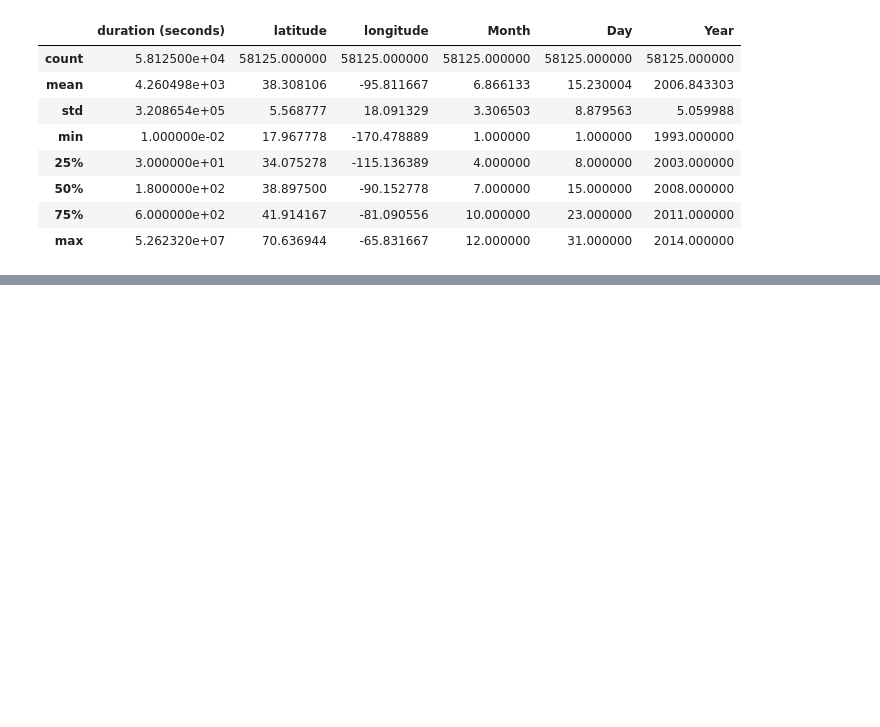
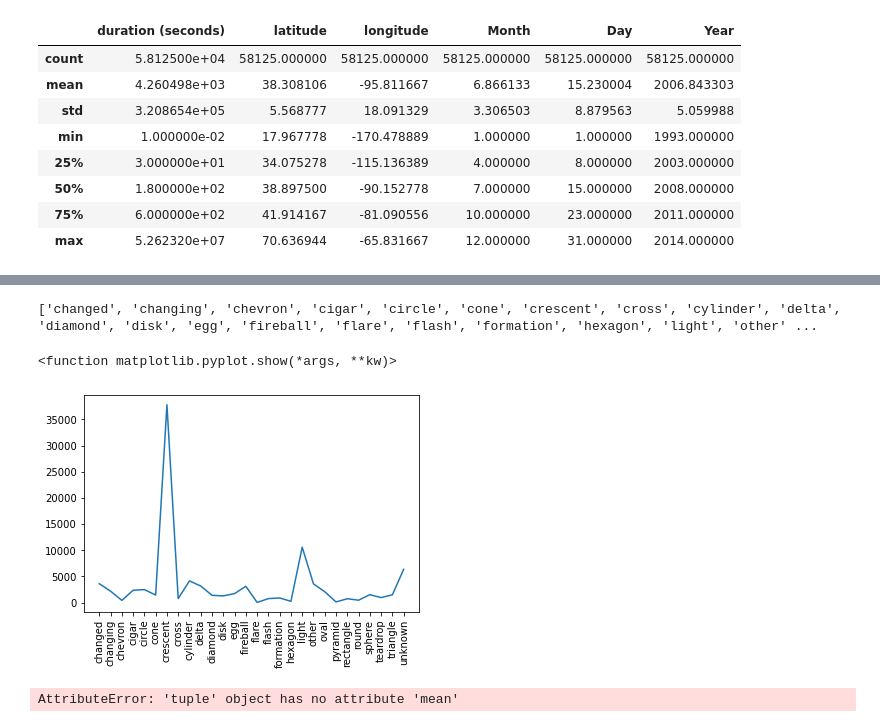
Before and after one commit to mmegancross/project-1-alien-analysis, a Jupyter notebook: UFO_shape_duration.ipynb, the cells around one changed output, grey strips where cells are left out. Drawn from its saved outputs; the diff is of its cells as text; code cells hidden in the pictures; blank space fills up the shorter version.

Commit message:
graphed average duration by shape

```diff
--- a/UFO_shape_duration.ipynb
+++ b/UFO_shape_duration.ipynb
@@ -76,0 +86,3 @@ alien_duration_shape_df.describe()
+# %%
+shape_group= alien_duration_shape_df.groupby('shape')
+shape_group['duration (seconds)'].mean()
@@ -76,0 +107,22 @@ alien_duration_shape_df.describe()
+# %%
+
+x=list(shape_group.groups.keys())
+type(x)
+print(x)
+y=shape_group['duration (seconds)'].mean().values
+fig= plt.figure()
+plt.xticks(rotation=90)
+plt.plot(x,y)
+plt.show
+# %% [output]
+['changed', 'changing', 'chevron', 'cigar', 'circle', 'cone', 'crescent', 'cross', 'cylinder', 'delta', 'diamond', 'disk', 'egg', 'fireball', 'flare', 'flash', 'formation', 'hexagon', 'light', 'other' ...
+<function matplotlib.pyplot.show(*args, **kw)>
+[figure, added]
+# %%
+lists = sorted(shape_group.groups.items())
+x,y =zip(*lists)
+#plt.plot(x,y)
+#plt.show()
+y.mean()
+# %% [output]
+AttributeError: 'tuple' object has no attribute 'mean'
```
Also changed, not shown: parts of 3 cells of this notebook.
